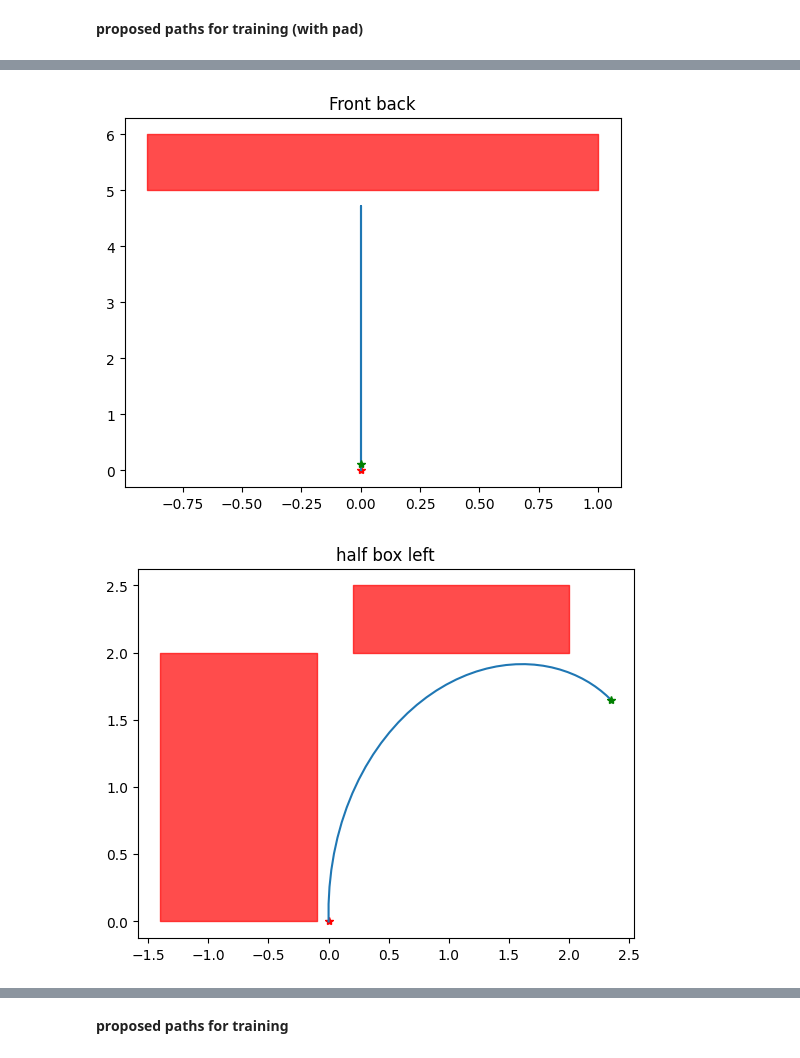
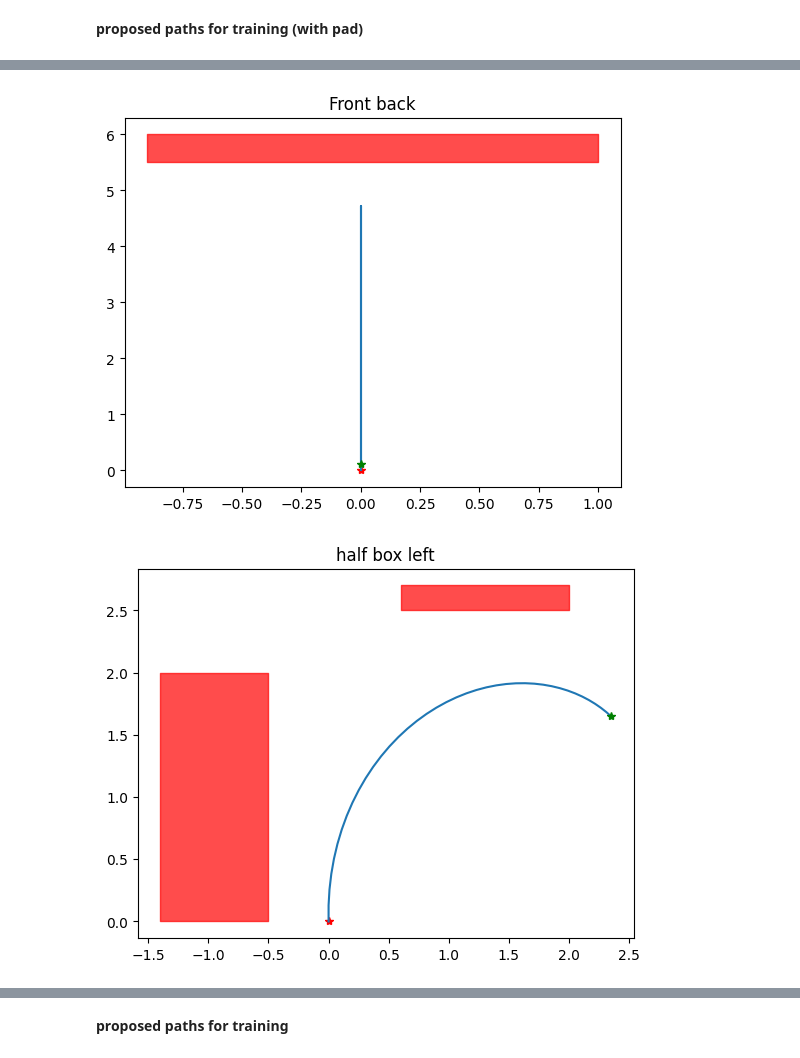
Before and after one commit to SinaRabiee/UGV_Obstacle_Avoidance, a Jupyter notebook: final.ipynb, the cells around one changed output, grey strips where cells are left out. Saved outputs shown, nothing was run; the diff lists cells and outputs as text; code cells hidden in the pictures.

```diff
--- a/final.ipynb
+++ b/final.ipynb
@@ -149,91 +149,91 @@ plt.title("arc move to left")
 x,y = position(pwm_right[:120], pwm_left[:120])
 pos_x.append(x)
 pos_y.append(y)
-plt.fill_between(np.arange(0.1,1.5,0.1), 0, 2, color='red', alpha=0.7)
+plt.fill_between(np.arange(0.5,1.5,0.1), 0, 2, color='red', alpha=0.7)
 plt.show()
 
 plt.title("arc move to right")
 x,y = position(pwm_right[120:240], pwm_left[120:240])
 pos_x.append(x)
 pos_y.append(y)
-plt.fill_between(np.arange(-0.1,-1.5,-0.1), 0, 2, color='red', alpha=0.7)
+plt.fill_between(np.arange(-0.5,-1.5,-0.1), 0, 2, color='red', alpha=0.7)
 plt.show()
 
 plt.title("Front back")
 x,y = position(pwm_right[240:360], pwm_left[240:360])
 pos_x.append(x)
 pos_y.append(y)
-plt.fill_between(np.arange(1,-1,-0.1), 5, 6, color='red', alpha=0.7)
+plt.fill_between(np.arange(1,-1,-0.1), 5.5, 6, color='red', alpha=0.7)
 plt.show()
 
 plt.title("half box left")
 x,y = position(pwm_right[360:480], pwm_left[360:480])
 pos_x.append(x)
 pos_y.append(y)
-plt.fill_between(np.arange(-0.1,-1.5,-0.1), 0, 2, color='red', alpha=0.7)
-plt.fill_between(np.arange(2.0,0.1,-0.1), 2, 2.5, color='red', alpha=0.7)
+plt.fill_between(np.arange(-0.5,-1.5,-0.1), 0, 2, color='red', alpha=0.7)
+plt.fill_between(np.arange(2.0,0.5,-0.1), 2.5, 2.7, color='red', alpha=0.7)
 plt.show()
 
 plt.title("half box right")
 x,y = position(pwm_right[480:600], pwm_left[480:600])
 pos_x.append(x)
 pos_y.append(y)
-plt.fill_between(np.arange(0.1,1.5,0.1), 0, 2, color='red', alpha=0.7)
-plt.fill_between(np.arange(-2.0,-0.1,0.1), 2, 2.5, color='red', alpha=0.7)
+plt.fill_between(np.arange(0.5,1.5,0.1), 0, 2, color='red', alpha=0.7)
+plt.fill_between(np.arange(-2.0,-0.5,0.1), 2.5, 2.7, color='red', alpha=0.7)
 plt.show()
 
 plt.title("mismatched tunnel")
 x,y = position(pwm_right[600:720], pwm_left[600:720])
 pos_x.append(x)
 pos_y.append(y)
-plt.fill_between(np.arange(-0.1,-1.5,-0.1), 0, 2, color='red', alpha=0.7)
-plt.fill_between(np.arange(5,6,0.1), 1, 3, color='red', alpha=0.7)
+plt.fill_between(np.arange(-0.5,-1.5,-0.1), 0, 2, color='red', alpha=0.7)
+plt.fill_between(np.arange(5.5,6,0.1), 1, 3, color='red', alpha=0.7)
 plt.show()
 
 plt.title("mismatched tunnel other way")
 x,y = position(pwm_right[720:840], pwm_left[720:840])
 pos_x.append(x)
 pos_y.append(y)
-plt.fill_between(np.arange(0.1,1.5,0.1), 0, 2, color='red', alpha=0.7)
-plt.fill_between(np.arange(-5,-6,-0.1), 1, 3, color='red', alpha=0.7)
+plt.fill_between(np.arange(0.5,1.5,0.1), 0, 2, color='red', alpha=0.7)
+plt.fill_between(np.arange(-5.5,-6,-0.1), 1, 3, color='red', alpha=0.7)
 plt.show()
 
 plt.title("stuck")
 x,y = position(pwm_right[840:960], pwm_left[840:960])
 pos_x.append(x)
 pos_y.append(y)
-plt.fill_between(np.arange(1,-1,-0.1), 3, 3.5, color='red', alpha=0.7)
-plt.fill_between(np.arange(1,-1,-0.1), -1, -0.5, color='red', alpha=0.7)
+plt.fill_between(np.arange(1,-1,-0.1), 3.4, 3.7, color='red', alpha=0.7)
+plt.fill_between(np.arange(1,-1,-0.1), -1, -0.8, color='red', alpha=0.7)
 plt.show()
 
 plt.title("tunnel")
 x,y = position(pwm_right[960:1080], pwm_left[960:1080])
 pos_x.append(x)
 pos_y.append(y)
-plt.fill_between(np.arange(0.5,1,0.1), -0.1, 9, color='red', alpha=0.7)
-plt.fill_between(np.arange(-0.5,-1,-0.1), -0.1, 9, color='red', alpha=0.7)
+plt.fill_between(np.arange(0.6,1,0.1), -0.1, 9, color='red', alpha=0.7)
+plt.fill_between(np.arange(-0.6,-1,-0.1), -0.1, 9, color='red', alpha=0.7)
 plt.show()
 
 plt.title("turn around right")
 x,y = position(pwm_right[1080:1200], pwm_left[1080:1200])
 pos_x.append(x)
 pos_y.append(y)
-plt.fill_between(np.arange(1,-1,-0.1), 4.5, 5, color='red', alpha=0.7)
+plt.fill_between(np.arange(1,-1,-0.1), 4.8, 5, color='red', alpha=0.7)
 plt.show()
 
 plt.title("turn around left")
 x,y = position(pwm_right[1200:1320], pwm_left[1200:1320])
 pos_x.append(x)
 pos_y.append(y)
-plt.fill_between(np.arange(1,-1,-0.1), 4.5, 5, color='red', alpha=0.7)
+plt.fill_between(np.arange(1,-1,-0.1), 4.8, 5, color='red', alpha=0.7)
 plt.show()
 
 plt.title("wide tunnel")
 x,y = position(pwm_right[1320:], pwm_left[1320:])
 pos_x.append(x)
 pos_y.append(y)
-plt.fill_between(np.arange(0.05,0.3,0.05), -0.1, 7, color='red', alpha=0.7)
-plt.fill_between(np.arange(-0.45,-0.7,-0.05), -0.1, 7, color='red', alpha=0.7)
+plt.fill_between(np.arange(0.1,0.3,0.05), -0.1, 7, color='red', alpha=0.7)
+plt.fill_between(np.arange(-0.55,-0.7,-0.05), -0.1, 7, color='red', alpha=0.7)
 plt.show()
 
 pos_x = np.array(sum(pos_x, []))
@@ -249,2 +249,2 @@ identification_data = pd.DataFrame({'pwm left': np.array(pwm_left).reshape(-1,),
-[figure, old version]
+[figure, new version]
-[figure, old version]
+[figure, new version]
```
Also changed, not shown: parts of 28 cells of this notebook, 3 other files.
